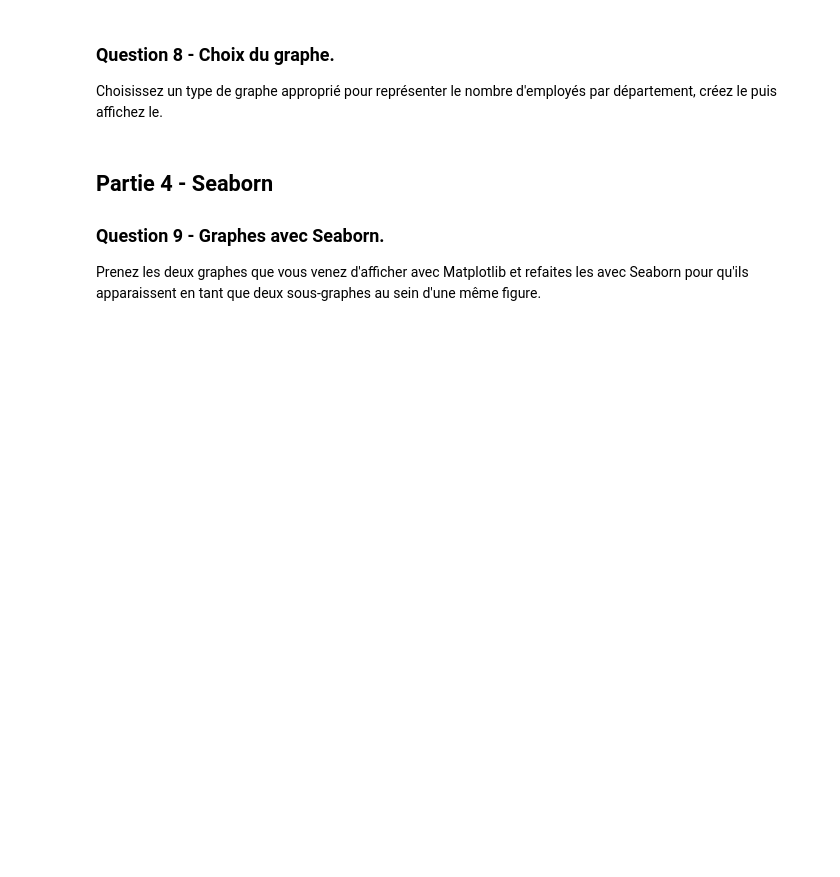
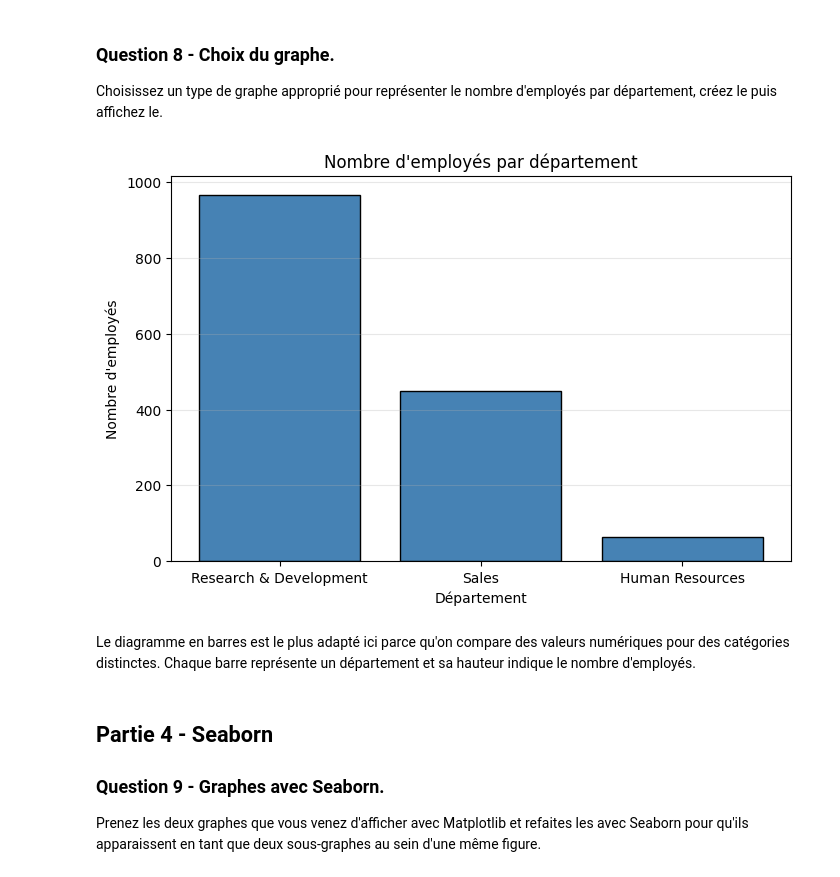
Before and after one commit to benayedyassine/python-data-science-epf-2026, a Jupyter notebook: project/MSBSI2IN09_Python_TP_final.ipynb, the cells around one changed output. Drawn from its saved outputs; the diff is of its cells as text; code cells hidden in the pictures; blank space fills up the shorter version.

```diff
--- a/project/MSBSI2IN09_Python_TP_final.ipynb
+++ b/project/MSBSI2IN09_Python_TP_final.ipynb
@@ -65,6 +304,21 @@ Créez un histogramme montrant la distribution des âges des employés.
 ### Question 8 - Choix du graphe.
 
 Choisissez un type de graphe approprié pour représenter le nombre d'employés par département, créez le puis affichez le.
+# %%
+# On utilise un bar chart : adapté pour comparer des catégories
+dept_counts = employees["Department"].value_counts()
+
+plt.figure(figsize=(8, 5))
+plt.bar(dept_counts.index, dept_counts.values, color="steelblue", edgecolor="black")
+plt.title("Nombre d'employés par département")
+plt.xlabel("Département")
+plt.ylabel("Nombre d'employés")
+plt.grid(True, axis="y", alpha=0.3)
+plt.show()
+# %% [output]
+[figure, added]
+# %% [markdown]
+Le diagramme en barres est le plus adapté ici parce qu'on compare des valeurs numériques pour des catégories distinctes. Chaque barre représente un département et sa hauteur indique le nombre d'employés.
 # %% [markdown]
 ## Partie 4 - Seaborn
 
```
Also changed, not shown: parts of 32 cells of this notebook, 1 other file.
